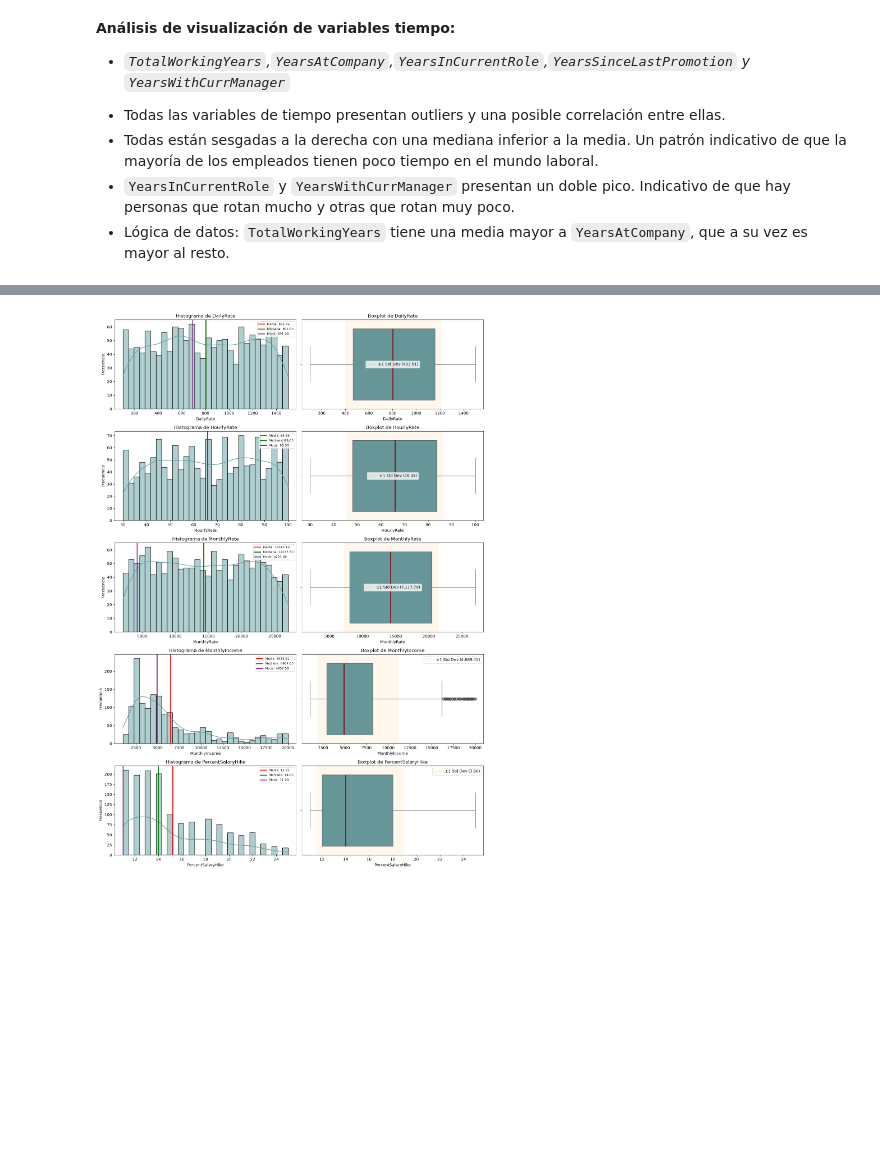
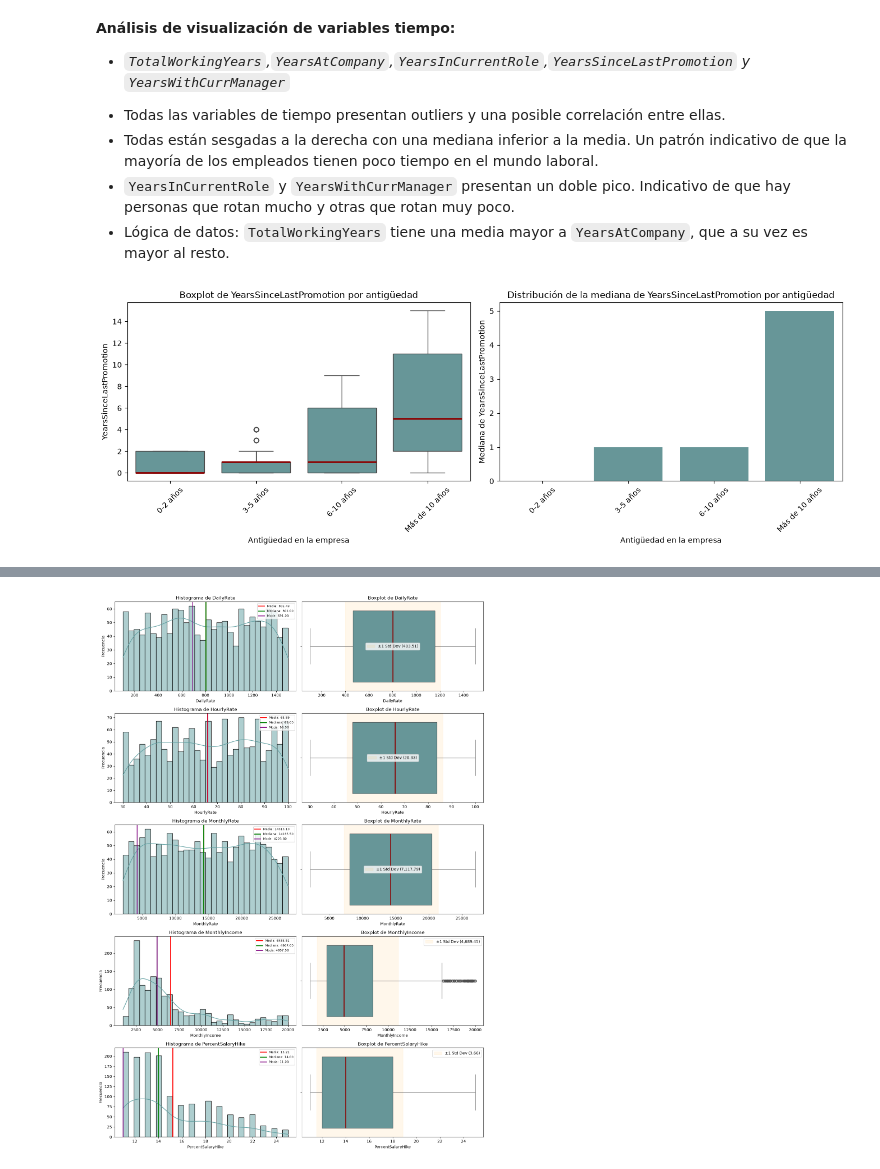
Before and after one commit to Adalab/project-da-promo-67-modulo-3-team-2, a Jupyter notebook: 02_Analisis.ipynb, the cells around one changed output, grey strips where cells are left out. Drawn from its saved outputs; the diff is of its cells as text; code cells hidden in the pictures; blank space fills up the shorter version.

```diff
--- a/02_Analisis.ipynb
+++ b/02_Analisis.ipynb
@@ -400,0 +469,4 @@ visualizacion_numericas(df_final, variables_tiempo)
+# %%
+visualizacion_promocion_antiguedad(df_final)
+# %% [output]
+[figure, added]
```
Also changed, not shown: parts of 2 cells of this notebook.
